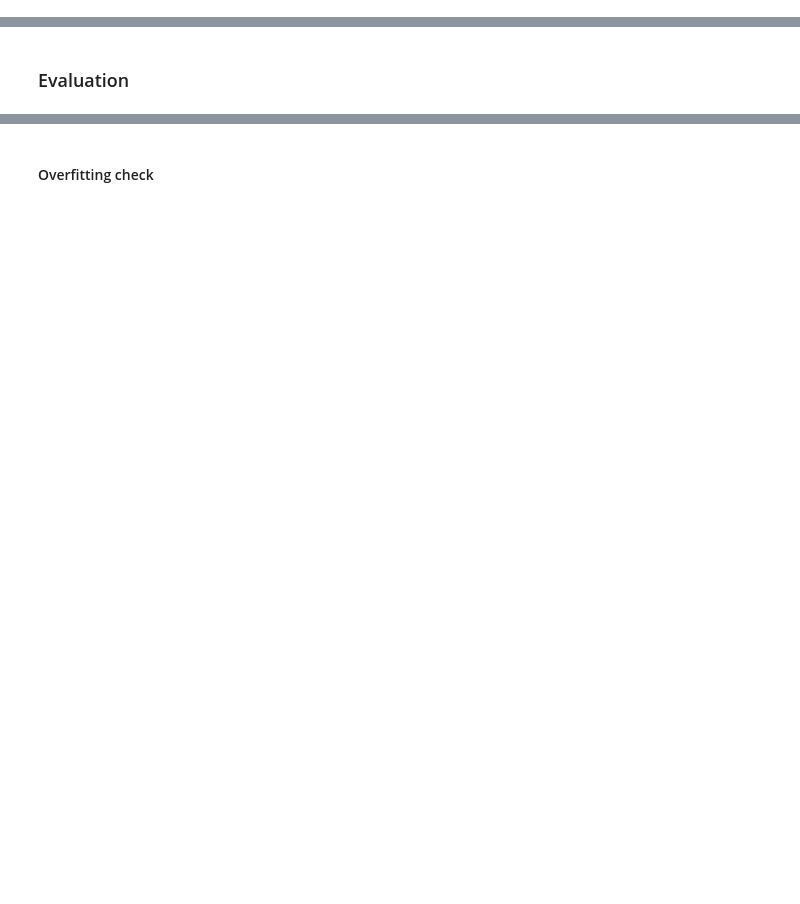
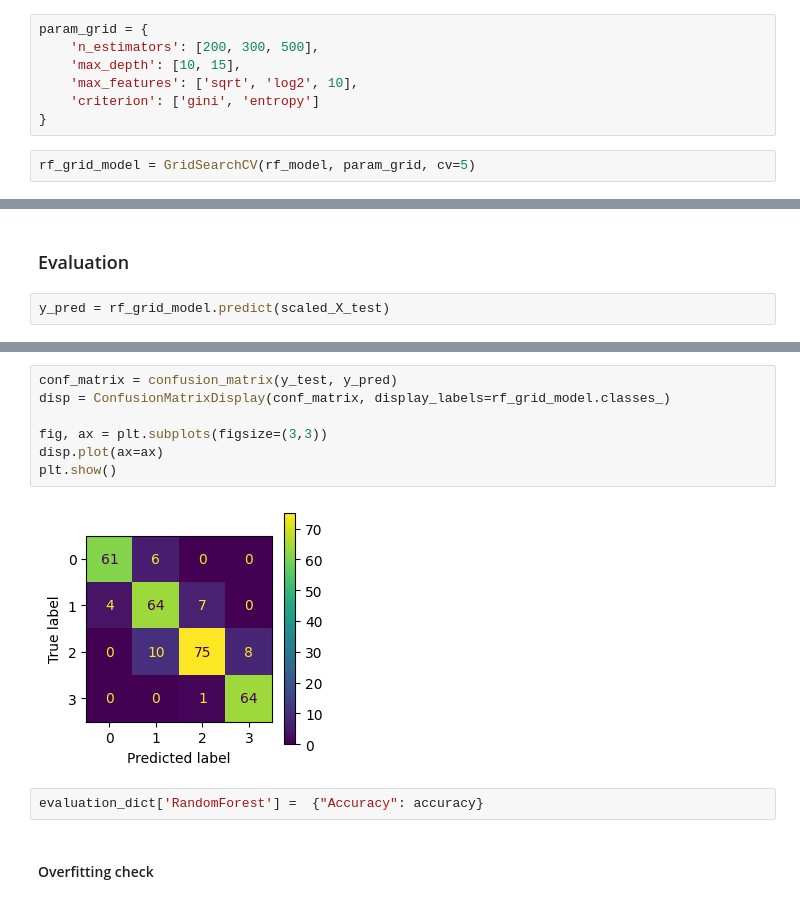
Before and after one commit to marta-glanowska/data-science, a Jupyter notebook: Projects/Classification/Classification_mobile_price.ipynb, the cells around one changed output, grey strips where cells are left out. Drawn from its saved outputs; the diff is of its cells as text; blank space fills up the shorter version.

```diff
--- a/Projects/Classification/Classification_mobile_price.ipynb
+++ b/Projects/Classification/Classification_mobile_price.ipynb
@@ -539,0 +544,9 @@ Test Accuracy: 0.9575
+# %%
+param_grid = {
+    'n_estimators': [200, 300, 500],
+    'max_depth': [10, 15],
+    'max_features': ['sqrt', 'log2', 10],
+    'criterion': ['gini', 'entropy']
+}
+# %%
+rf_grid_model = GridSearchCV(rf_model, param_grid, cv=5)
@@ -540,2 +568,4 @@ Test Accuracy: 0.9575
 # %% [markdown]
 ### Evaluation
+# %%
+y_pred = rf_grid_model.predict(scaled_X_test)
@@ -542,2 +591,13 @@ Test Accuracy: 0.9575
+# %%
+conf_matrix = confusion_matrix(y_test, y_pred)
+disp = ConfusionMatrixDisplay(conf_matrix, display_labels=rf_grid_model.classes_)
+
+fig, ax = plt.subplots(figsize=(3,3))
+disp.plot(ax=ax)
+plt.show()
+# %% [output]
+[figure, added]
+# %%
+evaluation_dict['RandomForest'] =  {"Accuracy": accuracy}
 # %% [markdown]
 #### Overfitting check
```
Also changed, not shown: parts of 41 cells of this notebook, 2 other files.
